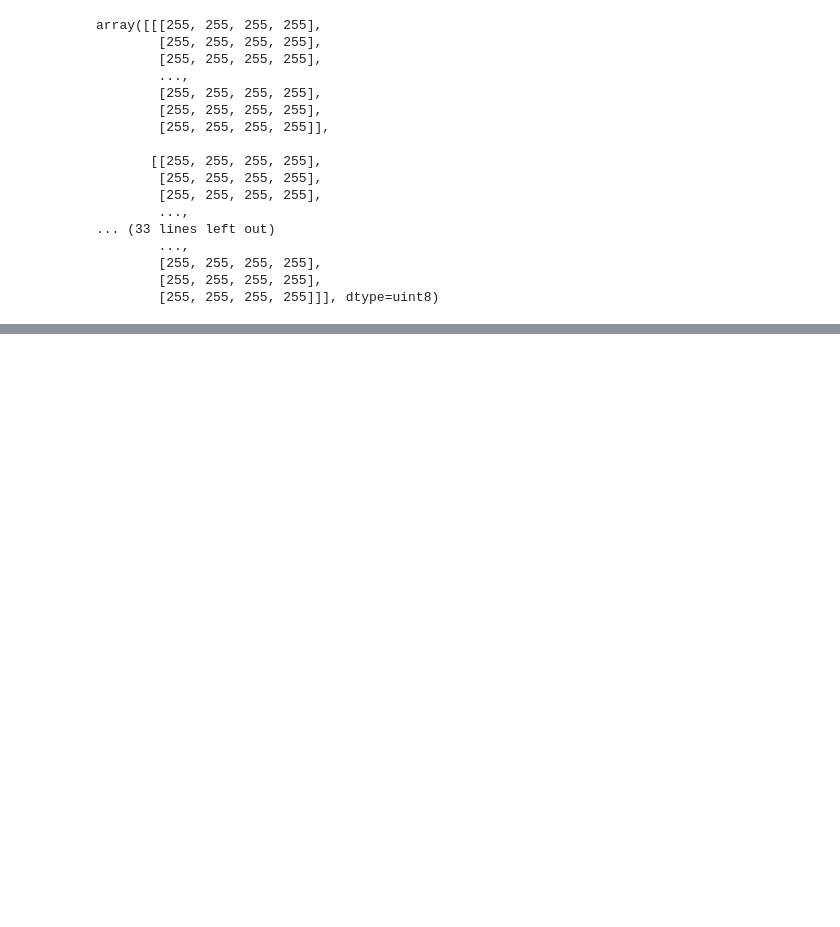
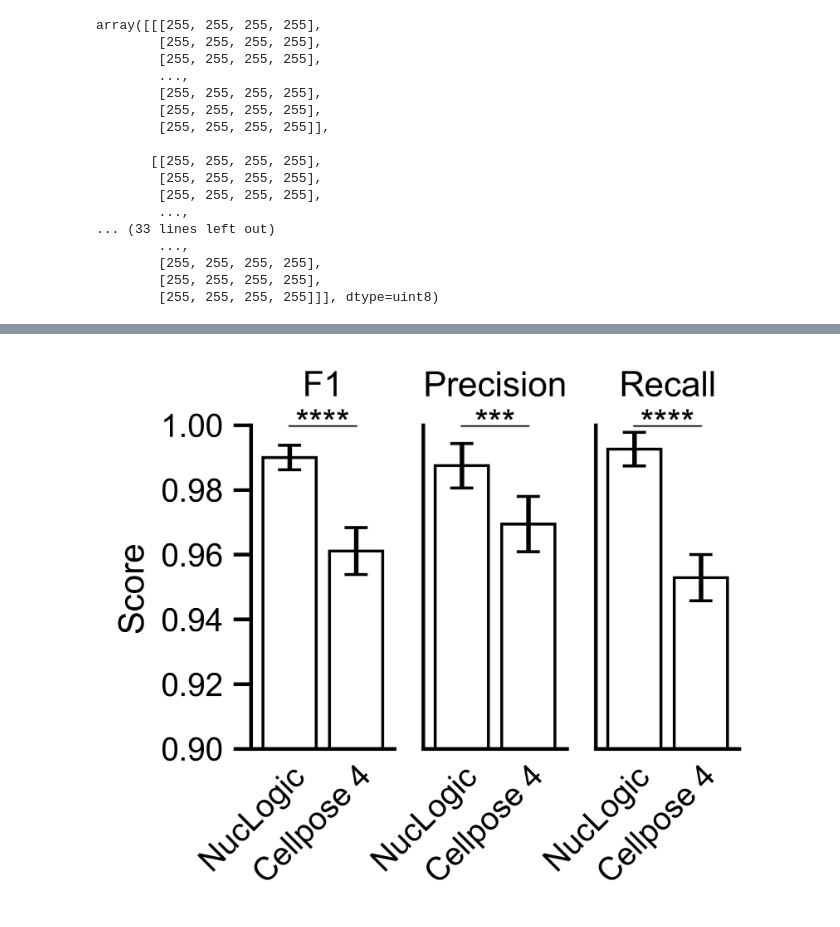
Before and after one commit to SuijkerbuijkLab/NucLogic, a Jupyter notebook: miscellaneous/paper_figures.ipynb, the cells around one changed output, grey strips where cells are left out. Saved outputs shown, nothing was run; the diff lists cells and outputs as text; code cells hidden in the pictures; blank space fills up the shorter version.

```diff
--- a/miscellaneous/paper_figures.ipynb
+++ b/miscellaneous/paper_figures.ipynb
@@ -597,6 +654,7 @@ def centroid_accuracy(gt, pred_mask):
     predicted_labels = np.array([])
     tp = fn = merged_cells = 0
 
+    fn_list = []
     for prop in gt_props:
         centroid = np.rint(prop.centroid).astype(int)
         centroid = tuple(np.clip(centroid, 0, np.array(gt.shape) - 1))
@@ -612,6 +670,8 @@ def centroid_accuracy(gt, pred_mask):
                 hit_pred_labels.add(int(pred_label))
         else:
             fn += 1
+            fn_list.append(int(prop.label))
+
 
     pred_labels = set(np.unique(pred_mask))
     pred_labels.discard(0)
@@ -640,7 +700,9 @@ def centroid_accuracy(gt, pred_mask):
         "recall": recall,
         "f1": f1,
         "voxel_dice": dice,
-        "false_positive_labels": fp_list,
+        "tp_list": list(hit_pred_labels),
+        "fp_list": fp_list,
+        "fn_list": fn_list,
     }
 
 # print(centroid_accuracy(gt, pred_mask))
@@ -748,0 +820,74 @@ Final stitched mask has 181 cells.
+# %%
+import matplotlib.pyplot as plt
+import seaborn as sns
+import pandas as pd
+from scipy.stats import ttest_ind
+
+input_directory = r"C:\Users\6331823\OneDrive - Universiteit Utrecht\PhD\Suijkerbuijk, S.J.E. (Saskia)'s files - Sebastian van Dijk\Manuscript van Dijk NucLogic\Data"
+results = pd.read_csv(os.path.join(input_directory, "synthetic_results.tsv"), sep="\t")
+methods = ["NucLogic", "Cellpose 4"]
+results["method"] = results["method"].replace({"nuclogic": "NucLogic", "cellpose4": "Cellpose 4"})
+score_metrics = ["f1", "precision", "recall"]
+
+# mean + sd per method (sd needs >1 sample per method; otherwise NaN -> no error bar)
+cols = score_metrics
+agg = results.groupby("method")[cols].agg(["mean", "std"])
+
+x = np.arange(len(methods))          # one group center per method
+color = "black"
+
+fig, axes = plt.subplots(figsize=(3, 2), ncols=3, dpi=600)
+
+# --- 3 score bars on the LEFT axis ---
+for i, metric in enumerate(score_metrics):
+    means = [agg.loc[m, (metric, "mean")] for m in methods]
+    sds   = [agg.loc[m, (metric, "std")]  for m in methods]
+
+    # perform t test to check if the difference between the two methods is significant
+
+    nuclogic_values = results[results["method"] == "NucLogic"][metric]
+    cellpose_values = results[results["method"] == "Cellpose 4"][metric]
+    t_stat, p_value = ttest_ind(nuclogic_values, cellpose_values, equal_var=False)
+    print(f"T-test for {metric}: t-statistic = {t_stat:.4f}, p-value = {p_value:.4f}")
+
+    axes[i].bar(methods, means, yerr=sds, capsize=4, linewidth=1,
+           label=metric.capitalize(), color="white", edgecolor=color)
+
+    # add significance stars if p-value < 0.0001
+    if p_value < 0.0001:
+        text = '****'
+    elif p_value < 0.001:
+        text = '***'
+    max_height = 1
+    axes[i].plot([0, 1], [max_height, max_height], color='black', linewidth=1)
+    axes[i].text(0.5, max_height - 0.005, text, ha='center', va='bottom', fontsize=12)
+
+
+    axes[i].set_ylim(0.9, 1.0)
+    axes[i].set_ylabel("")
+    axes[i].set_title(metric.capitalize(), pad=10)
+    axes[i].errorbar(x=methods, y=means, yerr=sds, fmt='none', color="black", capsize=4)
+    axes[i].margins(x=0.1)
+
+    if i != 0:
+        print(f"Removing y-tick labels for axis {i}")
+        axes[i].set_yticklabels("")
+    else:
+        axes[i].set_ylabel("Score")
+        axes[i].tick_params(left=True, bottom=False)
+
+
+# --- cosmetics ---
+for ax in axes:
+    # move xtick slightly to right side
+    ax.set_xticklabels(methods, rotation=45, ha="right", rotation_mode="anchor")
+    ax.tick_params(axis="x", pad=-2)   # smaller/negative = labels move up
+    ax.spines["top"].set_visible(False)
+    ax.spines["right"].set_visible(False)
+
+
+
+figure_folder = os.path.join(r"C:\Users\6331823\OneDrive - Universiteit Utrecht\PhD\Suijkerbuijk, S.J.E. (Saskia)'s files - Sebastian van Dijk\Manuscript van Dijk NucLogic\Figures")
+plt.savefig(os.path.join(figure_folder, "synthetic_results_scores.eps"), dpi=600, bbox_inches="tight")
+plt.show()
+# %% [output]
@@ -748,0 +899 @@ Final stitched mask has 181 cells.
+[figure, added]
```
Also changed, not shown: parts of 43 cells of this notebook, 5 other files.
